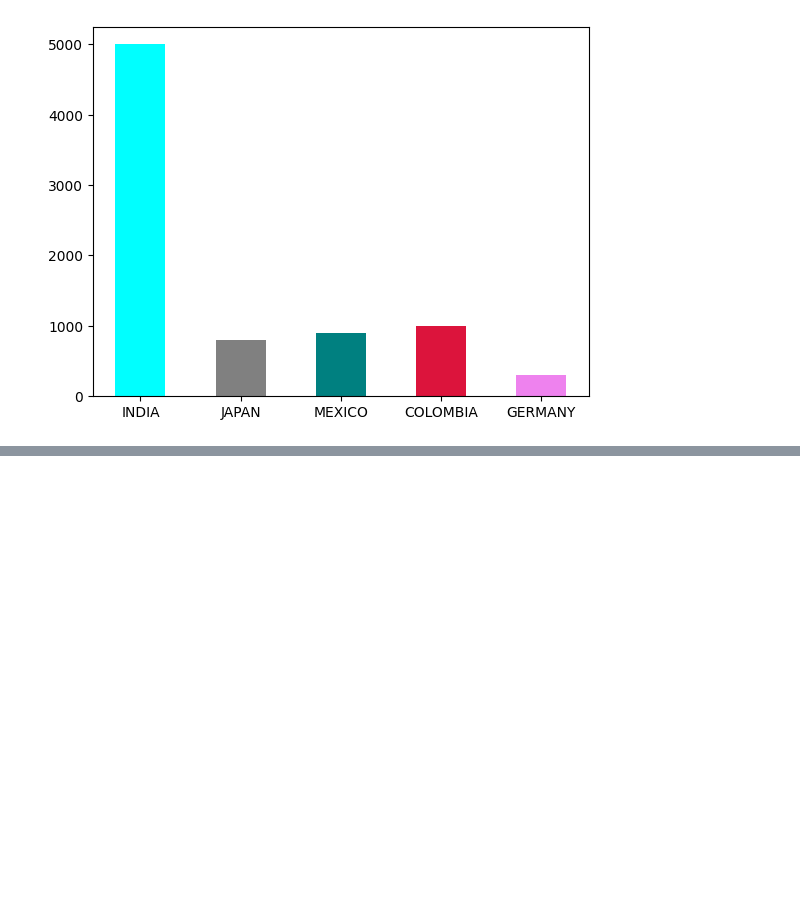
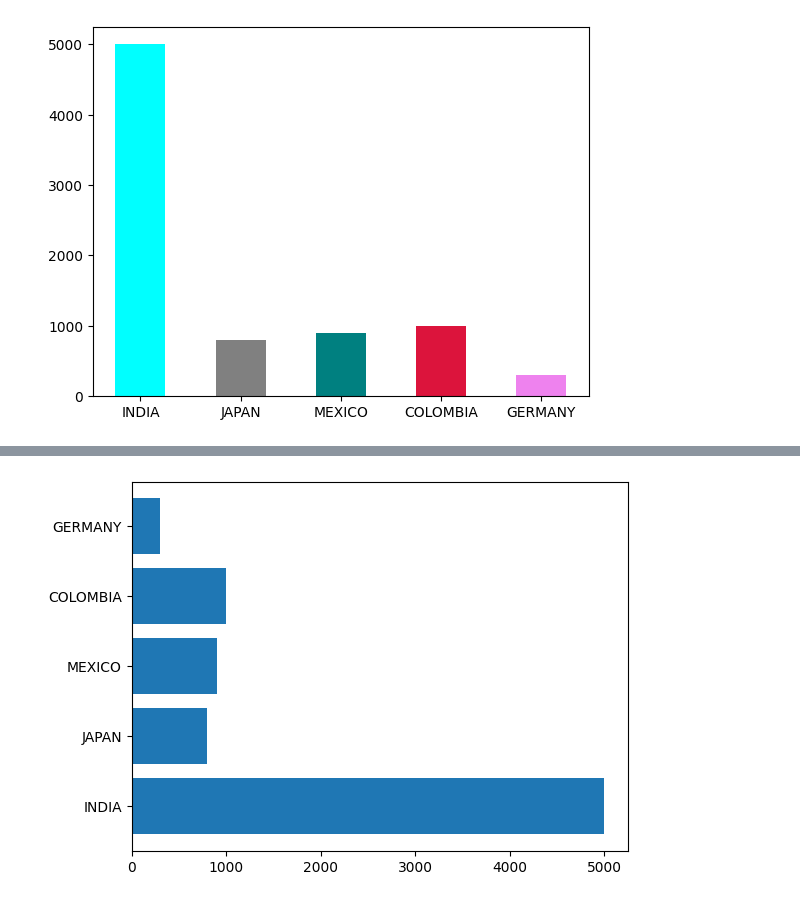
Before and after one commit to KiritoMoreno/DataV_matplotlib_seaborn_basic, a Jupyter notebook: Bar_Plot.ipynb, the cells around one changed output, grey strips where cells are left out. Cells and saved outputs as stored; diff of their text form; code cells hidden in the pictures; blank space fills up the shorter version.

Commit message:
El gráfico de barras nos permite graficar variables categóricas, es decir, variables de texto

```diff
--- a/Bar_Plot.ipynb
+++ b/Bar_Plot.ipynb
@@ -25,0 +28,6 @@ plt.show()
+# %%
+# Crear un gráfico de manera horizontal con barh
+plt.barh(countrys,population)
+plt.show()
+# %% [output]
+[figure, added]
```
Also changed, not shown: parts of 2 cells of this notebook.
